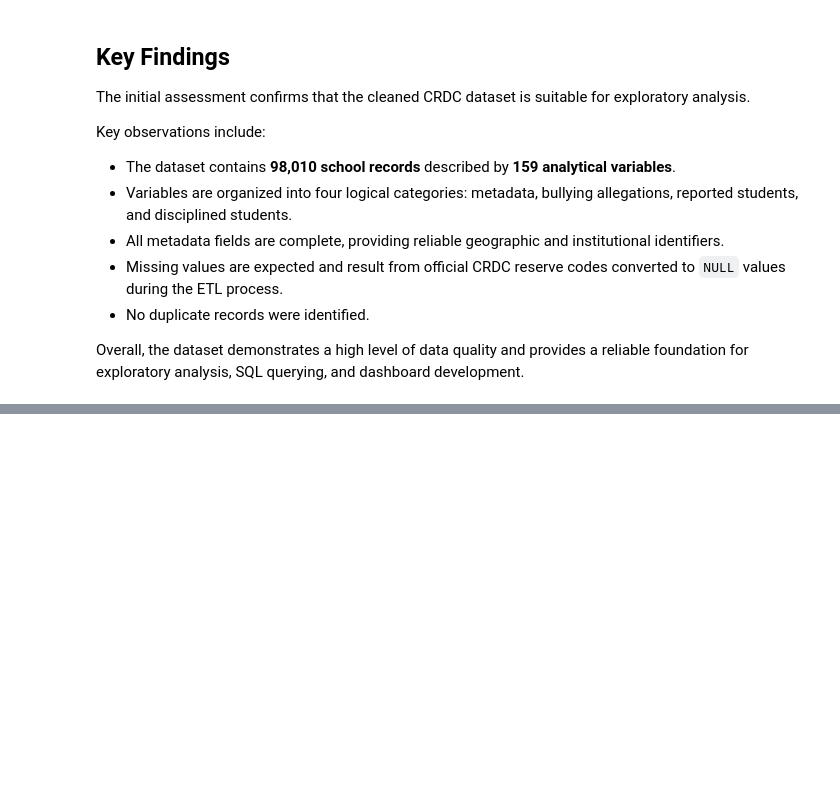
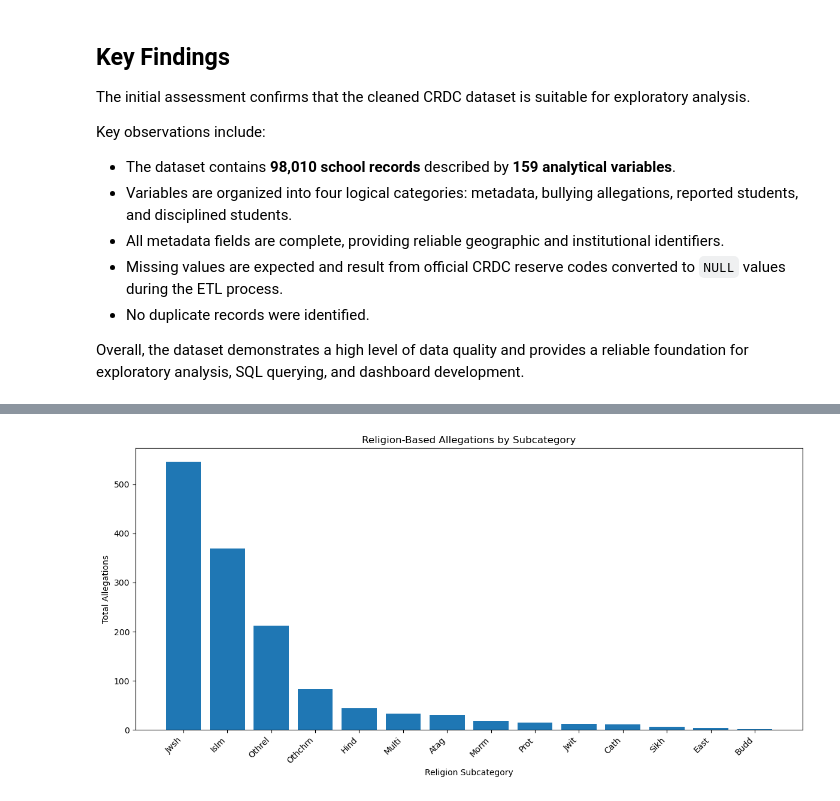
Before and after one commit to MrMcYoldas/school-bullying-analysis-crdc, a Jupyter notebook: notebooks/03_Exploratory_Analysis.ipynb, the cells around one changed output, grey strips where cells are left out. Saved outputs shown, nothing was run; the diff lists cells and outputs as text; code cells hidden in the pictures; blank space fills up the shorter version.

```diff
--- a/notebooks/03_Exploratory_Analysis.ipynb
+++ b/notebooks/03_Exploratory_Analysis.ipynb
@@ -550,0 +685,27 @@ Overall, the dataset demonstrates a high level of data quality and provides a re
+# %%
+# =====================================================
+# Religion Allegation Subcategory Totals
+# =====================================================
+
+religion_allegation_cols = [
+    col for col in allegation_cols
+    if col not in main_allegation_cols
+]
+
+religion_summary = (
+    df[religion_allegation_cols]
+    .sum()
+    .sort_values(ascending=False)
+    .reset_index()
+)
+
+religion_summary.columns = ["Religion Subcategory", "Total Allegations"]
+
+religion_summary["Religion Subcategory"] = (
+    religion_summary["Religion Subcategory"]
+    .str.replace("allegation_", "", regex=False)
+    .str.replace("_", " ")
+    .str.title()
+)
+
+religion_summary
@@ -550,0 +728,19 @@ Overall, the dataset demonstrates a high level of data quality and provides a re
+# %%
+# =====================================================
+# Bar Chart: Religion-Based Allegation Subcategories
+# =====================================================
+
+plt.figure(figsize=(12, 6))
+plt.bar(
+    religion_summary["Religion Subcategory"],
+    religion_summary["Total Allegations"]
+)
+
+plt.title("Religion-Based Allegations by Subcategory")
+plt.xlabel("Religion Subcategory")
+plt.ylabel("Total Allegations")
+plt.xticks(rotation=45, ha="right")
+plt.tight_layout()
+plt.show()
+# %% [output]
+[figure, added]
```
Also changed, not shown: parts of 41 cells of this notebook.
